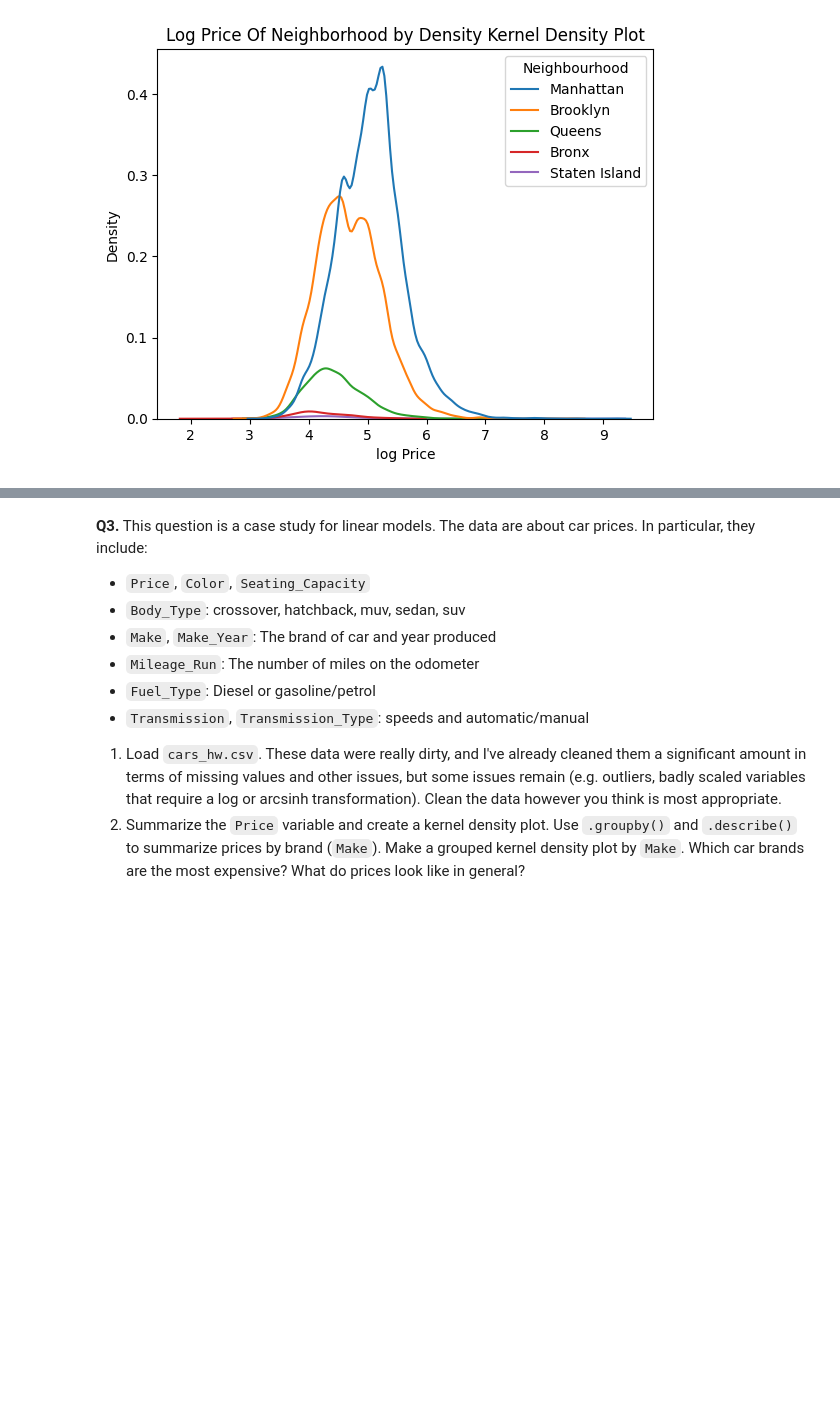
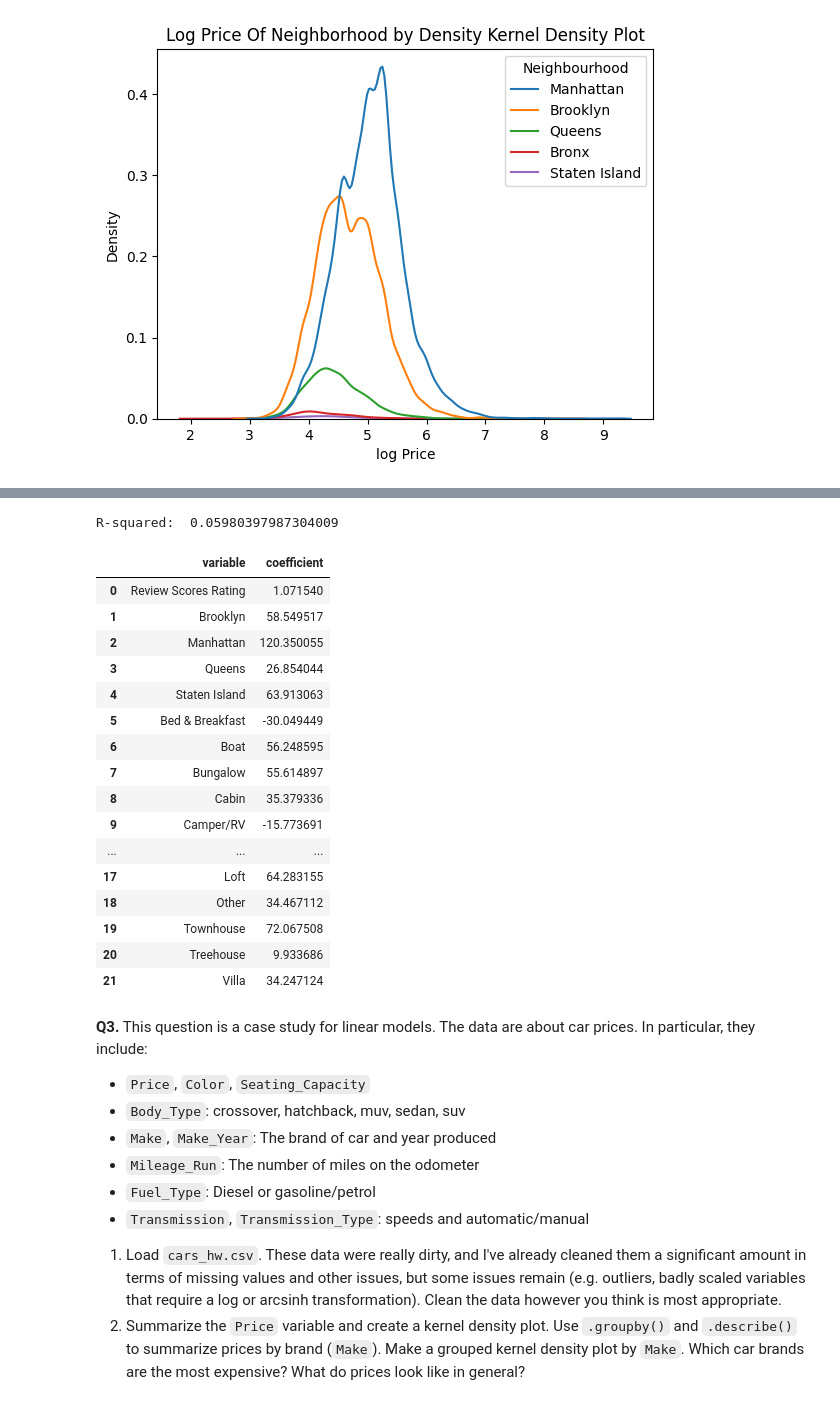
Before and after one commit to KaranRawatUVA/linearModels, a Jupyter notebook: assignment/assignment.ipynb, the cells around one changed output, grey strips where cells are left out. Saved outputs shown, nothing was run; the diff lists cells and outputs as text; code cells hidden in the pictures; blank space fills up the shorter version.

```diff
--- a/assignment/assignment.ipynb
+++ b/assignment/assignment.ipynb
@@ -89,0 +147,55 @@ plt.show()
+# %%
+# 3
+
+# Target Variable
+y = df2['Price']
+
+# Brand Dummy:
+X_d = pd.get_dummies(df2['Neighbourhood'],dtype='int', drop_first=True) # Create brand dummies
+
+X_d2 = pd.get_dummies(df2['Property Type'],dtype='int', drop_first=True) # Create brand dummies
+
+
+X_d3 = pd.get_dummies(df2['Room Type'],dtype='int', drop_first=True) # Create brand dummies
+
+X = pd.concat([df2.drop(columns=['Neighbourhood', 'Property Type', 'Room Type', 'log Price', 'Price']) ,X_d, X_d2], axis=1) # Concatenate engineered features
+X.head()
+
+
+
+
+
+reg = LinearRegression(fit_intercept=True).fit(X, y)
+results = pd.DataFrame({'variable':reg.feature_names_in_, 'coefficient': reg.coef_}) # Regression coefficients
+print('R-squared: ', reg.score(X, y)) # R squared measure
+results
+
+# How do you have to handle the creation of the dummies differently? What is the intercept?
+# Interpret the coefficients.
+# How can I get the coefficients in part 2 from these new coefficients?
+
+
+# To keep the intercept, I have to drop the first variable in each dummy variable to avoid the dummy variable trap
+
+# Review Scores Rating has a positive correlation with price
+
+# FINISH LATER
+# %% [output]
+R-squared:  0.05980397987304009
+|  | variable | coefficient |
+| 0 | Review Scores Rating | 1.071540 |
+| 1 | Brooklyn | 58.549517 |
+| 2 | Manhattan | 120.350055 |
+| 3 | Queens | 26.854044 |
+| 4 | Staten Island | 63.913063 |
+| 5 | Bed & Breakfast | -30.049449 |
+| 6 | Boat | 56.248595 |
+| 7 | Bungalow | 55.614897 |
+| 8 | Cabin | 35.379336 |
+| 9 | Camper/RV | -15.773691 |
+| ... | ... | ... |
+| 17 | Loft | 64.283155 |
+| 18 | Other | 34.467112 |
+| 19 | Townhouse | 72.067508 |
+| 20 | Treehouse | 9.933686 |
+| 21 | Villa | 34.247124 |
```
Also changed, not shown: parts of 3 cells of this notebook.
